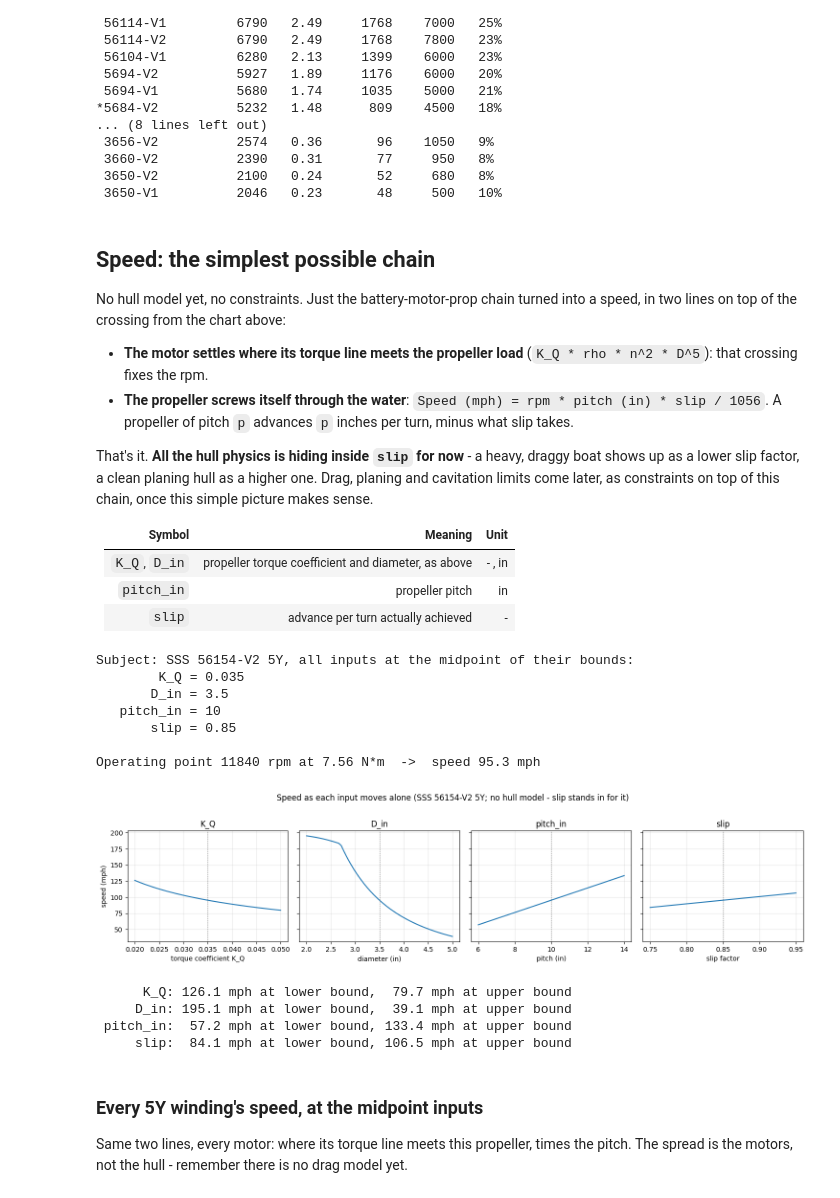
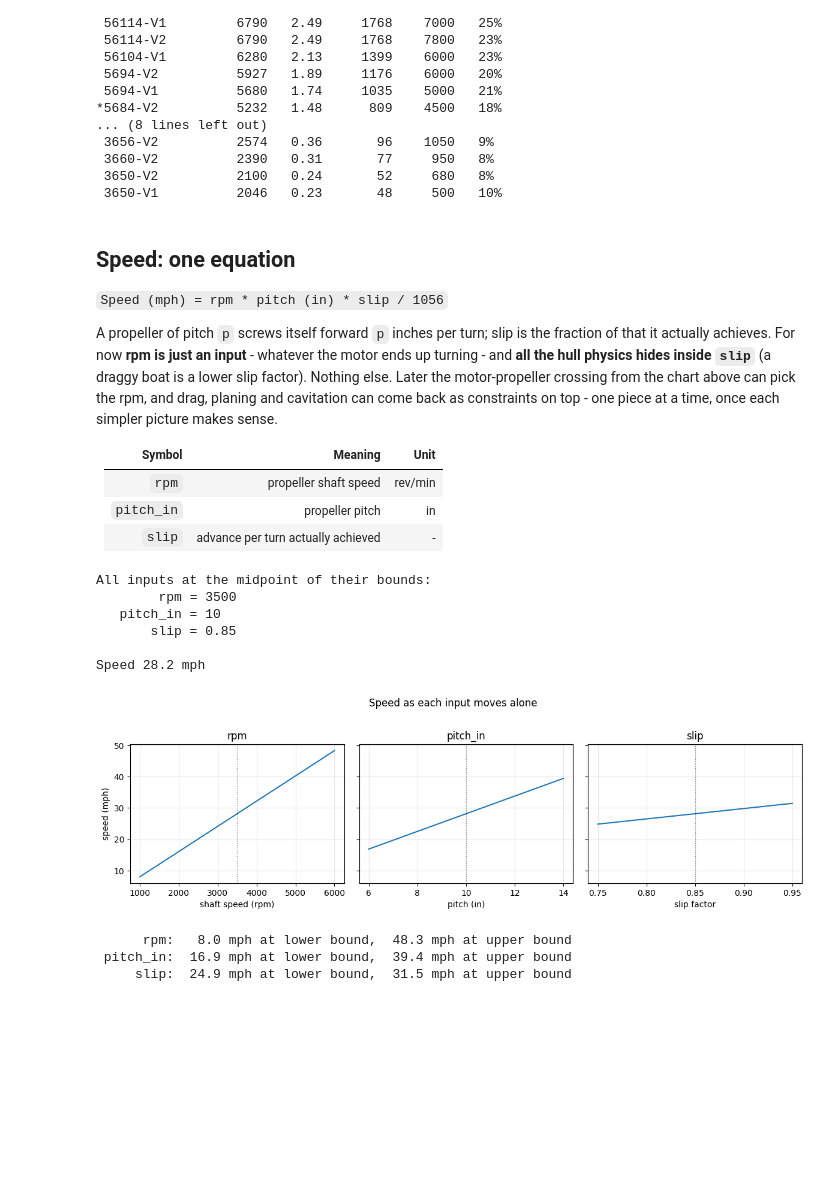
Before and after one commit to MarMar888/hav, a Jupyter notebook: optimization/willmarley.ipynb, the cells around one changed output. Cells and saved outputs as stored; diff of their text form; code cells hidden in the pictures; blank space fills up the shorter version.

```diff
--- a/optimization/willmarley.ipynb
+++ b/optimization/willmarley.ipynb
@@ -335,84 +335,66 @@ motor           op rpm    N*m  shaft W  cont W   vs continuous rating
  3650-V2          2100   0.24       52     680   8%
  3650-V1          2046   0.23       48     500   10%
 # %% [markdown]
-## Speed: the simplest possible chain
+## Speed: one equation
 
-No hull model yet, no constraints. Just the battery-motor-prop chain turned into a speed, in two lines on top of
-the crossing from the chart above:
+`Speed (mph) = rpm * pitch (in) * slip / 1056`
 
-- **The motor settles where its torque line meets the propeller load** (`K_Q * rho * n^2 * D^5`): that crossing
-  fixes the rpm.
-- **The propeller screws itself through the water**: `Speed (mph) = rpm * pitch (in) * slip / 1056`. A propeller
-  of pitch `p` advances `p` inches per turn, minus what slip takes.
-
-That's it. **All the hull physics is hiding inside `slip` for now** - a heavy, draggy boat shows up as a lower
-slip factor, a clean planing hull as a higher one. Drag, planing and cavitation limits come later, as
-constraints on top of this chain, once this simple picture makes sense.
+A propeller of pitch `p` screws itself forward `p` inches per turn; slip is the fraction of that it actually
+achieves. For now **rpm is just an input** - whatever the motor ends up turning - and **all the hull physics
+hides inside `slip`** (a draggy boat is a lower slip factor). Nothing else. Later the motor-propeller crossing
+from the chart above can pick the rpm, and drag, planing and cavitation can come back as constraints on top -
+one piece at a time, once each simpler picture makes sense.
 
 | Symbol | Meaning | Unit |
 |---|---|---|
-| `K_Q`, `D_in` | propeller torque coefficient and diameter, as above | - , in |
+| `rpm` | propeller shaft speed | rev/min |
 | `pitch_in` | propeller pitch | in |
 | `slip` | advance per turn actually achieved | - |
 # %%
-SUBJECT_MOTOR = "SSS 56154-V2"       # the strongest motor on the sheet; change to any motor name
-SUBJ_W = next(w for w in MOTORS[SUBJECT_MOTOR]["windings"] if w["name"] == WINDING)
-
-# (lower, upper) for every input of the speed chain. Edit these.
+# (lower, upper) for every input of the speed equation. Edit these.
 SPEED_BOUNDS = {
-    "K_Q":      (0.02, 0.05),
-    "D_in":     (2.0, 5.0),       # in
+    "rpm":      (1000.0, 6000.0),
     "pitch_in": (6.0, 14.0),      # in
     "slip":     (0.75, 0.95),
 }
-SPEED_LABELS = {"K_Q": "torque coefficient K_Q", "D_in": "diameter (in)",
-                "pitch_in": "pitch (in)", "slip": "slip factor"}
+SPEED_LABELS = {"rpm": "shaft speed (rpm)", "pitch_in": "pitch (in)", "slip": "slip factor"}
 SPEED_MID = {k: (lo + hi) / 2 for k, (lo, hi) in SPEED_BOUNDS.items()}
 
 
-def speed_mph(K_Q, D_in, pitch_in, slip, w=None):
-    """Boat speed in mph: the operating rpm times the pitch, minus slip."""
-    rpm_op, _ = operating_point(SUBJ_W if w is None else w, K_Q, D_in)
-    return rpm_op * pitch_in * slip / 1056
+def speed_mph(rpm, pitch_in, slip):
+    """Boat speed in mph: pitch inches per turn, minus slip."""
+    return rpm * pitch_in * slip / 1056
 
 
-print(f"Subject: {SUBJECT_MOTOR} {WINDING}, all inputs at the midpoint of their bounds:")
+print("All inputs at the midpoint of their bounds:")
 for k, v in SPEED_MID.items():
     print(f"  {k:>9} = {v:g}")
-rpm0, Q0 = operating_point(SUBJ_W, SPEED_MID["K_Q"], SPEED_MID["D_in"])
-print(f"\nOperating point {rpm0:.0f} rpm at {Q0:.2f} N*m  ->  speed {speed_mph(**SPEED_MID):.1f} mph")
+print(f"\nSpeed {speed_mph(**SPEED_MID):.1f} mph")
 # %% [output]
-Subject: SSS 56154-V2 5Y, all inputs at the midpoint of their bounds:
-        K_Q = 0.035
-       D_in = 3.5
+All inputs at the midpoint of their bounds:
+        rpm = 3500
    pitch_in = 10
        slip = 0.85
 
-Operating point 11840 rpm at 7.56 N*m  ->  speed 95.3 mph
+Speed 28.2 mph
 # %%
-fig, axes = plt.subplots(1, len(SPEED_BOUNDS), figsize=(15, 3.6), sharey=True)
+fig, axes = plt.subplots(1, len(SPEED_BOUNDS), figsize=(12, 3.6), sharey=True)
 for ax, (name, (lo, hi)) in zip(axes, SPEED_BOUNDS.items()):
     xs = np.linspace(lo, hi, 60)
     ax.plot(xs, [speed_mph(**{**SPEED_MID, name: x}) for x in xs])
     ax.axvline(SPEED_MID[name], color="grey", ls=":", lw=1)
     ax.set(xlabel=SPEED_LABELS[name], title=name)
     ax.grid(alpha=0.3)
 axes[0].set_ylabel("speed (mph)")
-fig.suptitle(f"Speed as each input moves alone ({SUBJECT_MOTOR} {WINDING}; no hull model - slip stands in for it)", y=1.02)
+fig.suptitle("Speed as each input moves alone", y=1.02)
 plt.tight_layout()
 plt.show()
 
 for name, (lo, hi) in SPEED_BOUNDS.items():
     a, b = speed_mph(**{**SPEED_MID, name: lo}), speed_mph(**{**SPEED_MID, name: hi})
     print(f"{name:>9}: {a:5.1f} mph at lower bound, {b:5.1f} mph at upper bound")
 # %% [output]
-[figure, old version]
+[figure, new version]
-      K_Q: 126.1 mph at lower bound,  79.7 mph at upper bound
-     D_in: 195.1 mph at lower bound,  39.1 mph at upper bound
- pitch_in:  57.2 mph at lower bound, 133.4 mph at upper bound
-     slip:  84.1 mph at lower bound, 106.5 mph at upper bound
+      rpm:   8.0 mph at lower bound,  48.3 mph at upper bound
+ pitch_in:  16.9 mph at lower bound,  39.4 mph at upper bound
+     slip:  24.9 mph at lower bound,  31.5 mph at upper bound
-# %% [markdown]
-### Every 5Y winding's speed, at the midpoint inputs
-
-Same two lines, every motor: where its torque line meets this propeller, times the pitch. The spread is the
-motors, not the hull - remember there is no drag model yet.
```
Also changed, not shown: parts of 1 cell of this notebook, 3 other files.
